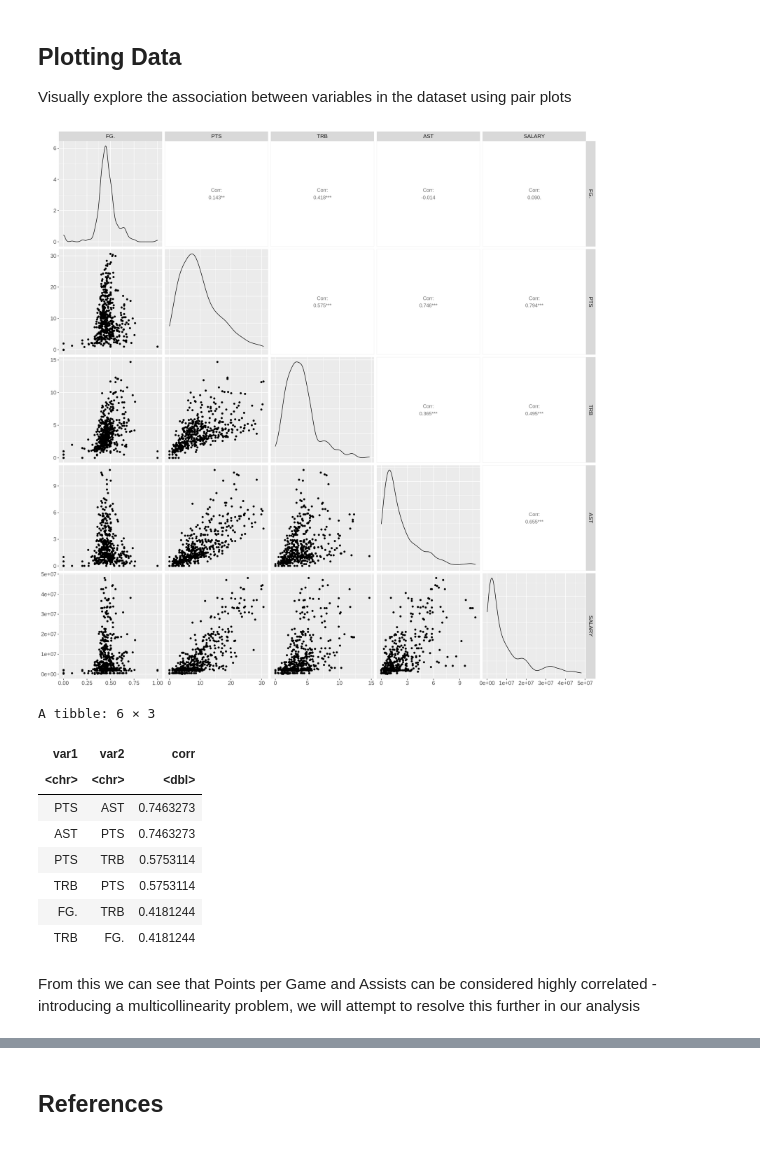
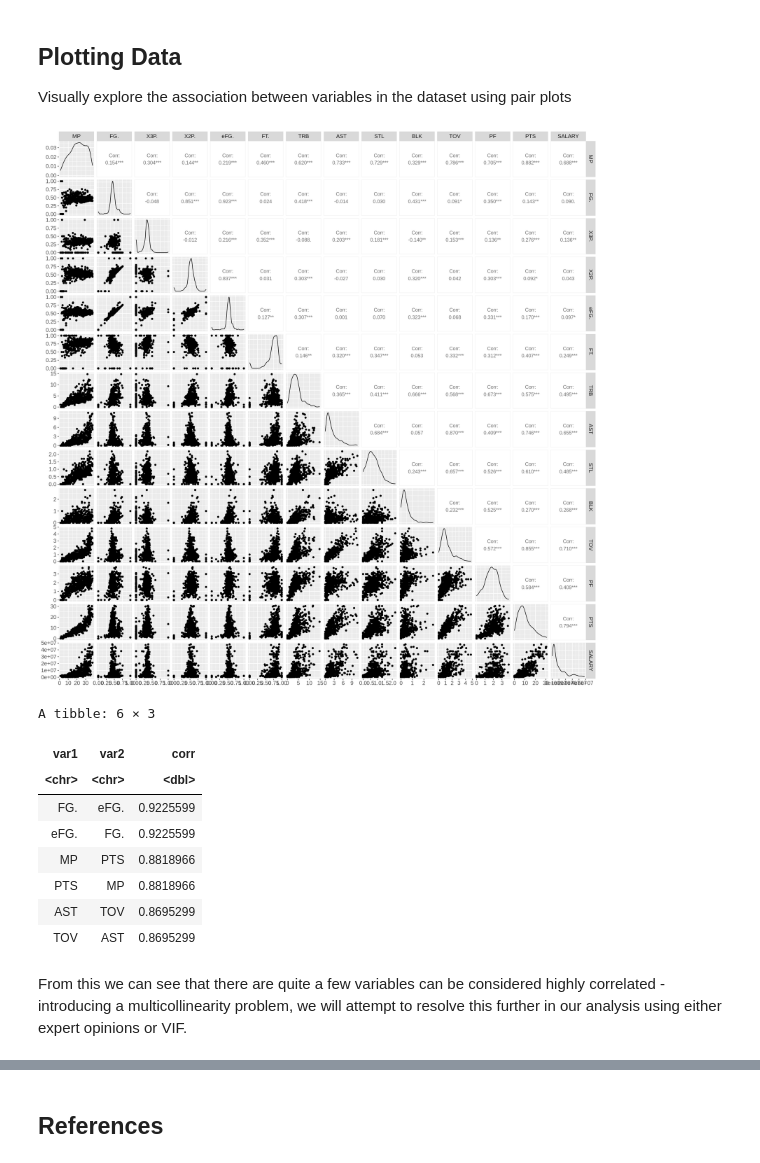
Before and after one commit to RaymondZhang20/STAT301, a Jupyter notebook: Proposal.ipynb, the cells around one changed output, grey strips where cells are left out. Cells and saved outputs as stored; diff of their text form; code cells hidden in the pictures.

```diff
--- a/Proposal.ipynb
+++ b/Proposal.ipynb
@@ -171,7 +155,7 @@ A data.frame: 6 × 31
 | 6 | Aaron Wiggins | 581 | SG | 23 | OKC | 50 | 35 | 24.2 | 3.1 | 6.7 | ⋯ | ... |
 # %%
 clean_data <- data_all %>%
-    select(FG., PTS, TRB, AST, SALARY) %>%
+    select(-G, -GS, -FG, -FGA, -X3P, -X3PA, -X2P, -X2PA, -FT, -FTA, -ORB, -DRB, -Rk, -Player, -Tm, -Pos, -Age) %>%
     transform(SALARY = as.numeric(SALARY)) %>%
     filter_all(any_vars(! is.na(.)))
 head(clean_data)
@@ -198,20 +184,19 @@ Visually explore the association between variables in the dataset using pair plo
 # %%
 data_pair_plots <-
   clean_data %>%
-  select(FG., PTS, TRB, AST, SALARY) %>%
   ggpairs() +
     theme(
     text = element_text(size = 15),
     plot.title = element_text(face = "bold"),
     axis.title = element_text(face = "bold")
   )
 options(repr.plot.width = 17, repr.plot.height = 17)
 data_pair_plots
 # %% [output]
-[figure, old version]
+[figure, new version]
 # %%
 corr_matrix <- clean_data %>%
-  select(FG., PTS, TRB, AST) %>% #salary not included as it is our response variable
+  select(-SALARY) %>% #salary not included as it is our response variable
   cor() %>%
   as.data.frame() %>%
   rownames_to_column("var1") %>%
@@ -223,14 +208,14 @@ head(corr_matrix)
 A tibble: 6 × 3
 | var1 | var2 | corr |
 | <chr> | <chr> | <dbl> |
-| PTS | AST | 0.7463273 |
-| AST | PTS | 0.7463273 |
-| PTS | TRB | 0.5753114 |
-| TRB | PTS | 0.5753114 |
-| FG. | TRB | 0.4181244 |
-| TRB | FG. | 0.4181244 |
+| FG. | eFG. | 0.9225599 |
+| eFG. | FG. | 0.9225599 |
+| MP | PTS | 0.8818966 |
+| PTS | MP | 0.8818966 |
+| AST | TOV | 0.8695299 |
+| TOV | AST | 0.8695299 |
 # %% [markdown]
-From this we can see that Points per Game and Assists can be considered highly correlated - introducing a
-multicollinearity problem, we will attempt to resolve this further in our analysis
+From this we can see that there are quite a few variables can be considered highly correlated - introducing a
+multicollinearity problem, we will attempt to resolve this further in our analysis using either expert opinions or VIF.
 # %% [markdown]
 ## Methods: Plan
```
Also changed, not shown: parts of 8 cells of this notebook.
